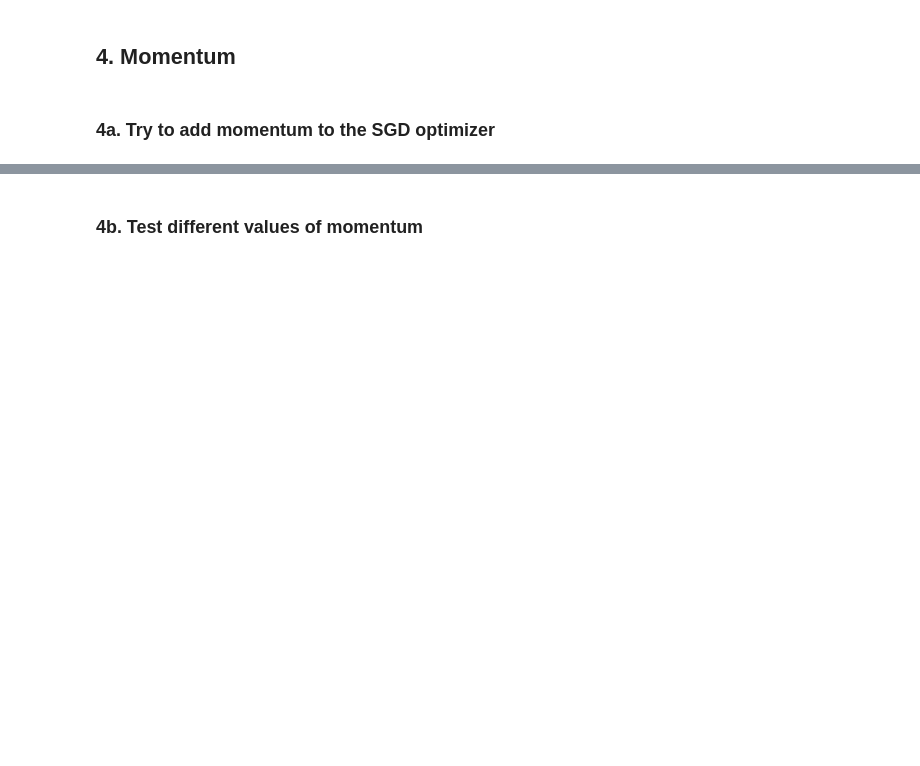
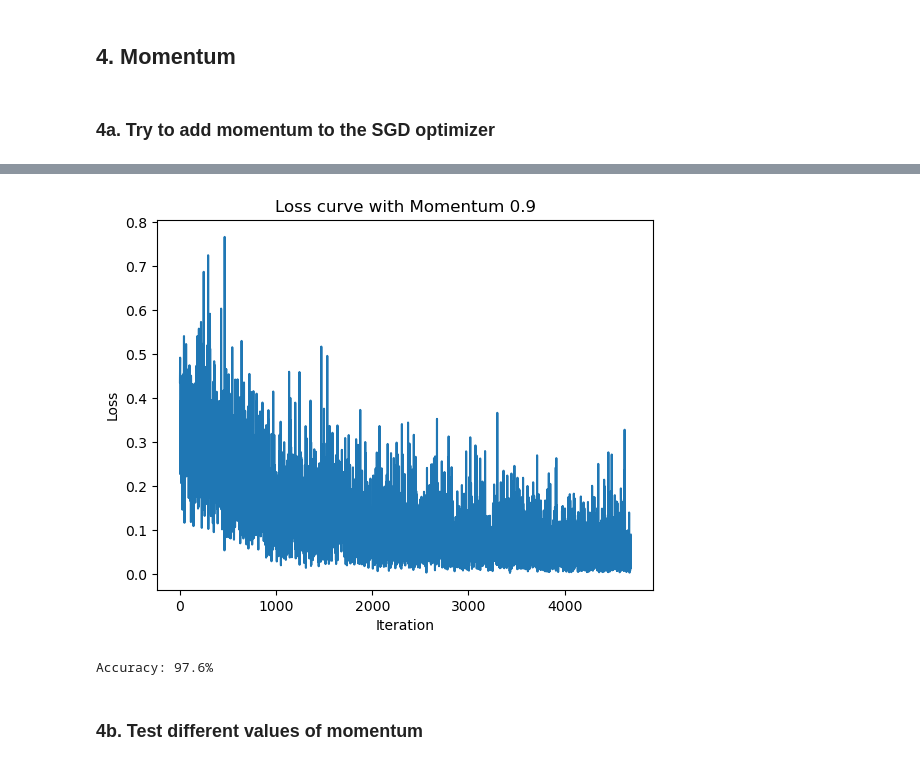
Before and after one commit to malinrud/SDU_group9, a Jupyter notebook: day_4/exercise3.ipynb, the cells around one changed output, grey strips where cells are left out. Saved outputs shown, nothing was run; the diff lists cells and outputs as text; code cells hidden in the pictures; blank space fills up the shorter version.

```diff
--- a/day_4/exercise3.ipynb
+++ b/day_4/exercise3.ipynb
@@ -330,4 +360,5 @@ plt.ylabel('Loss')
 plt.title('Loss curve with Momentum 0.9')
 plt.show()
 
-evaluate_model(model)
+evaluate_model(model,False)
+# %% [output]
@@ -334,3 +370,5 @@ evaluate_model(model)
+[figure, added]
+Accuracy: 97.6%
 # %% [markdown]
 ### 4b. Test different values of momentum
 # %%
```
Also changed, not shown: parts of 21 cells of this notebook, 1 other file.
